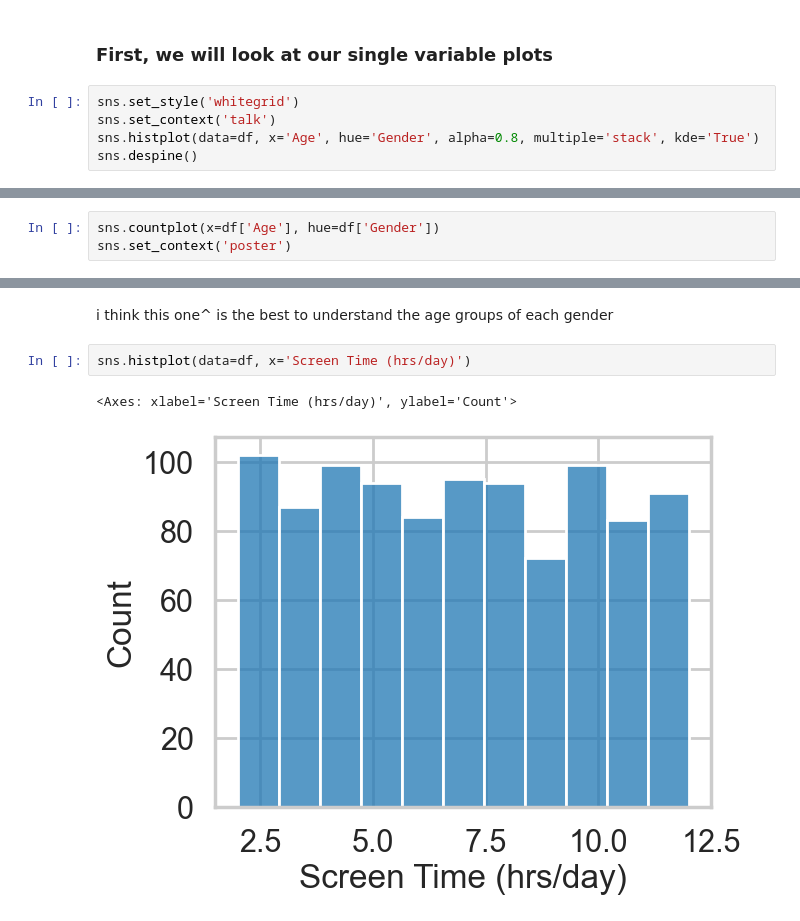
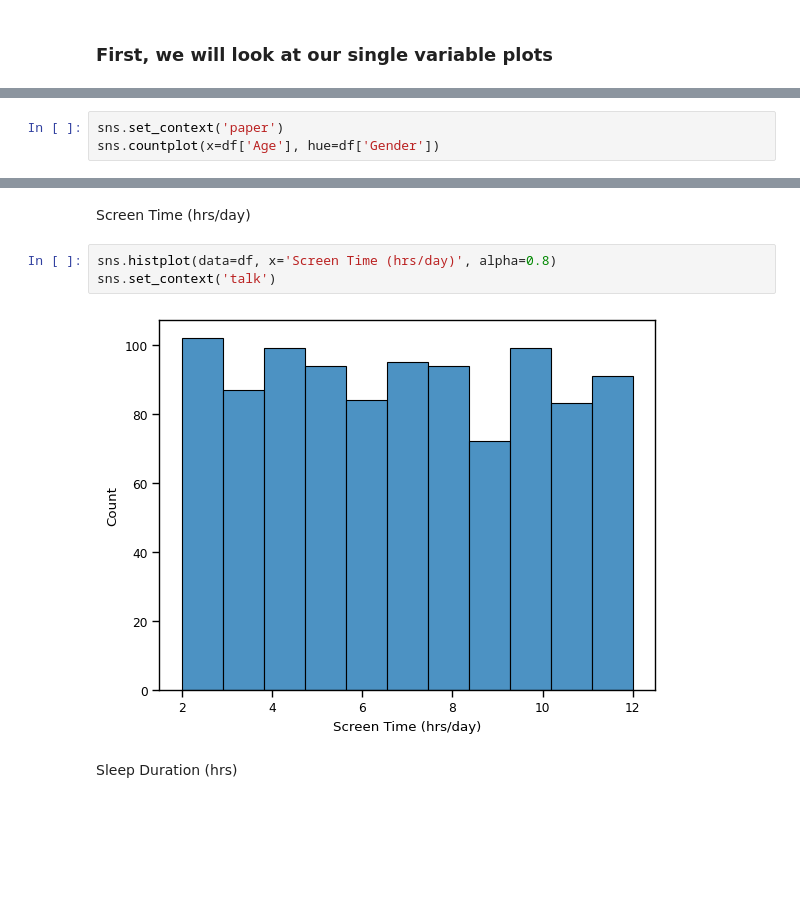
Before and after one commit to kc-011/python-programming, a Jupyter notebook: Module 3/eda.ipynb, the cells around one changed output, grey strips where cells are left out. Saved outputs shown, nothing was run; the diff lists cells and outputs as text; blank space fills up the shorter version.

```diff
--- a/Module 3/eda.ipynb
+++ b/Module 3/eda.ipynb
@@ -66,8 +66,3 @@ df.shape
 (1000, 10)
 # %% [markdown]
 ### First, we will look at our single variable plots
-# %%
-sns.set_style('whitegrid')
-sns.set_context('talk')
-sns.histplot(data=df, x='Age', hue='Gender', alpha=0.8, multiple='stack', kde='True')
-sns.despine()
@@ -81,4 +71,4 @@ sns.kdeplot(data=df, x='Age', fill=True, hue='Gender')
 # %%
+sns.set_context('paper')
 sns.countplot(x=df['Age'], hue=df['Gender'])
-sns.set_context('poster')
 # %% [output]
@@ -86,8 +77,10 @@ sns.set_context('poster')
-# %% [markdown]
-i think this one^ is the best to understand the age groups of each gender
+# %% [markdown]
+Screen Time (hrs/day)
 # %%
-sns.histplot(data=df, x='Screen Time (hrs/day)')
+sns.histplot(data=df, x='Screen Time (hrs/day)', alpha=0.8)
+sns.set_context('talk')
 # %% [output]
-<Axes: xlabel='Screen Time (hrs/day)', ylabel='Count'>
-[figure, old version]
+[figure, new version]
+# %% [markdown]
+Sleep Duration (hrs)
 # %%
```
Also changed, not shown: parts of 11 cells of this notebook.
